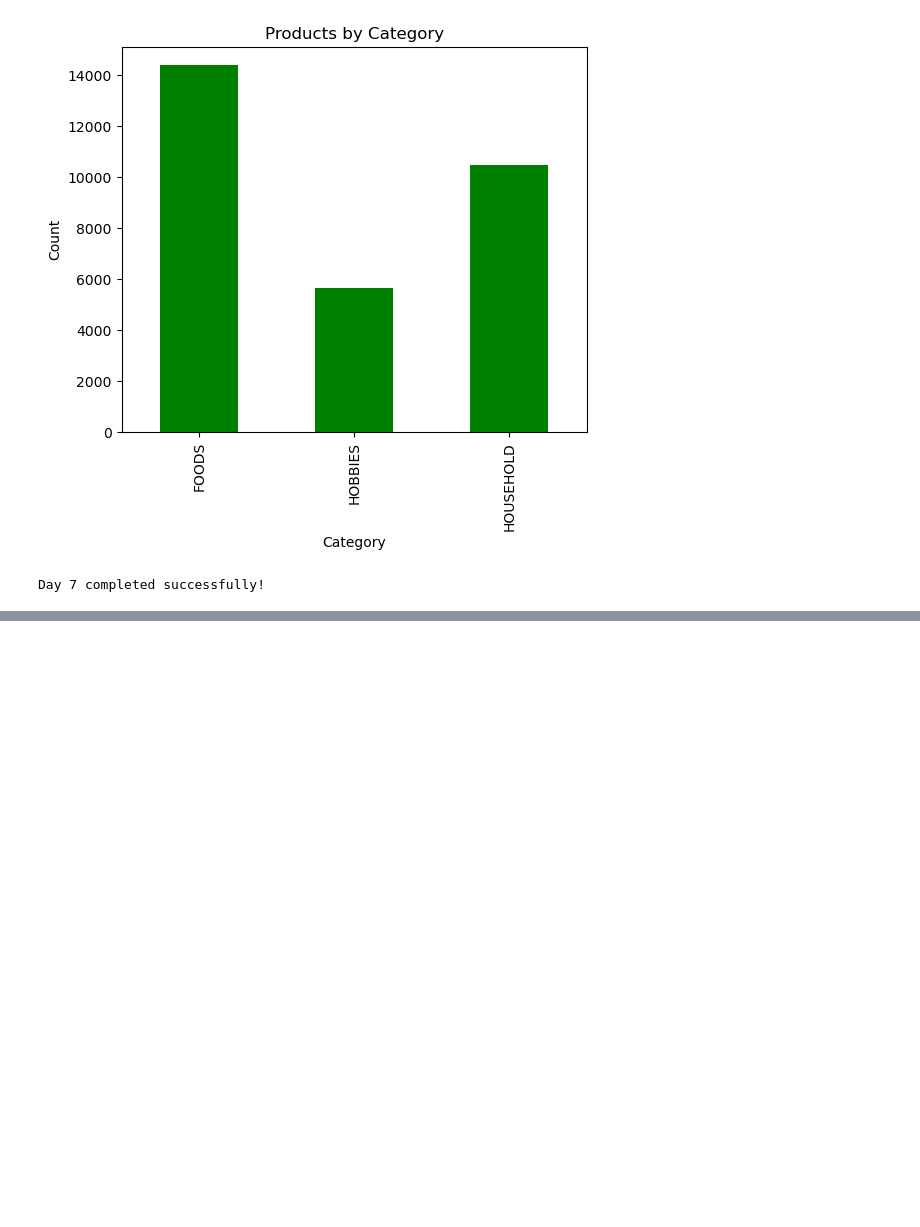
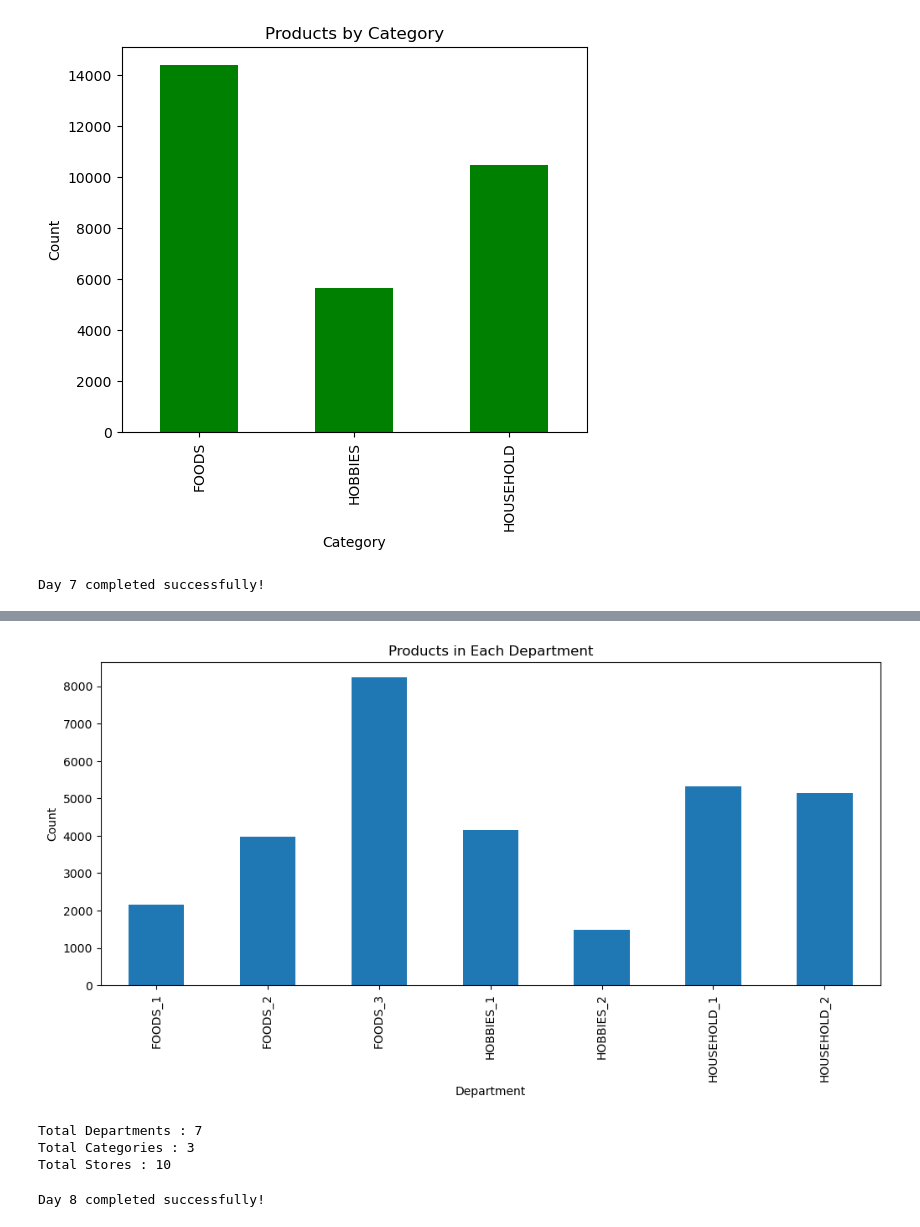
Before and after one commit to PoojaManjunath17/Retail-Demand-Forecasting, a Jupyter notebook: notebooks/Week1_Day1-Copy1.ipynb, the cells around one changed output, grey strips where cells are left out. Drawn from its saved outputs; the diff is of its cells as text; code cells hidden in the pictures; blank space fills up the shorter version.

Commit message:
Week 2 Day 8 - Department analysis completed

```diff
--- a/notebooks/Week1_Day1-Copy1.ipynb
+++ b/notebooks/Week1_Day1-Copy1.ipynb
@@ -773,0 +777,4 @@ Day 7 completed successfully!
+# %%
+department_sales = sales.groupby("dept_id")["id"].count()
+
+department_sales
@@ -773,0 +791,23 @@ Day 7 completed successfully!
+# %%
+plt.figure(figsize=(12,5))
+department_sales.plot(kind="bar")
+
+plt.title("Products in Each Department")
+plt.xlabel("Department")
+plt.ylabel("Count")
+
+plt.show()
+# %% [output]
+[figure, added]
+# %%
+print("Total Departments :", sales["dept_id"].nunique())
+print("Total Categories :", sales["cat_id"].nunique())
+print("Total Stores :", sales["store_id"].nunique())
+# %% [output]
+Total Departments : 7
+Total Categories : 3
+Total Stores : 10
+# %%
+print("Day 8 completed successfully!")
+# %% [output]
+Day 8 completed successfully!
```
Also changed, not shown: parts of 2 cells of this notebook.
